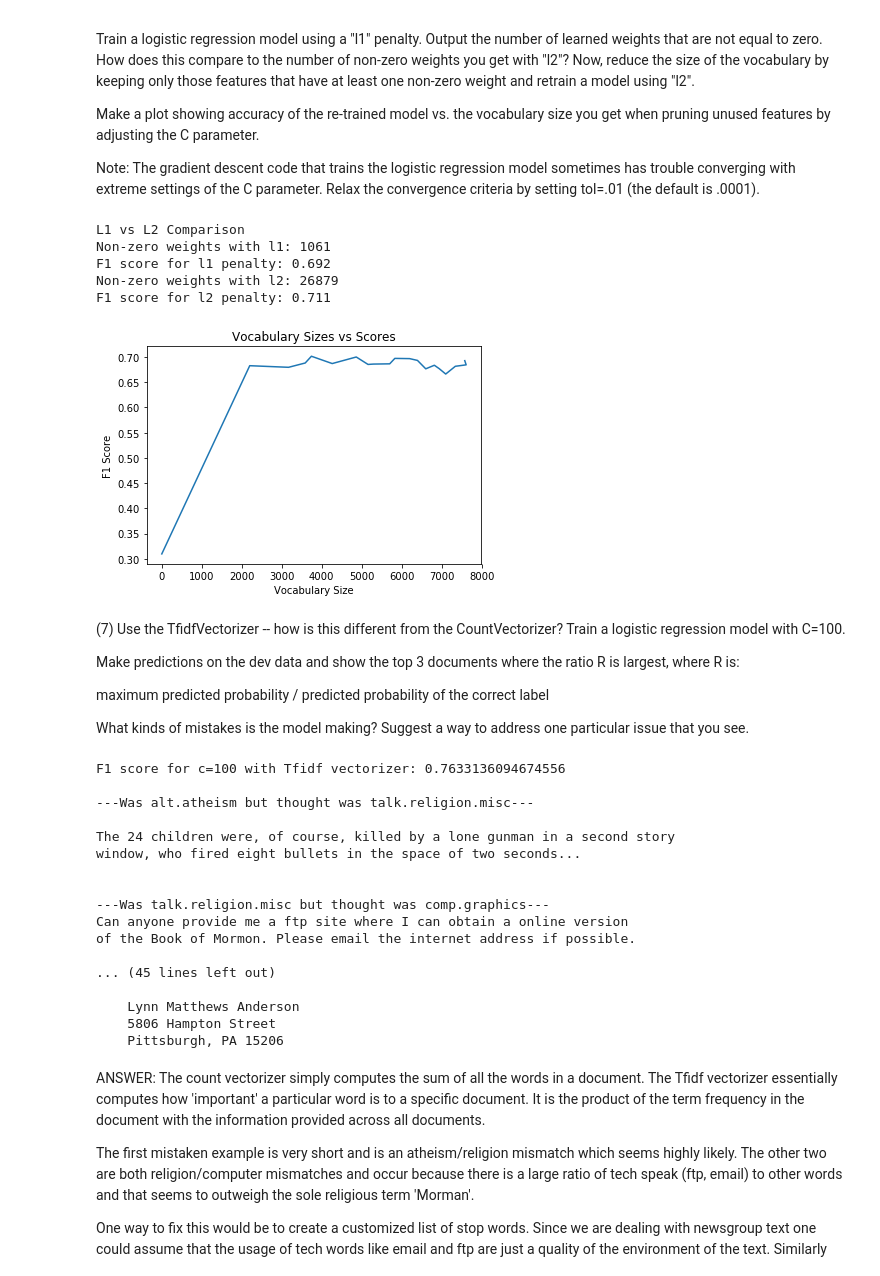
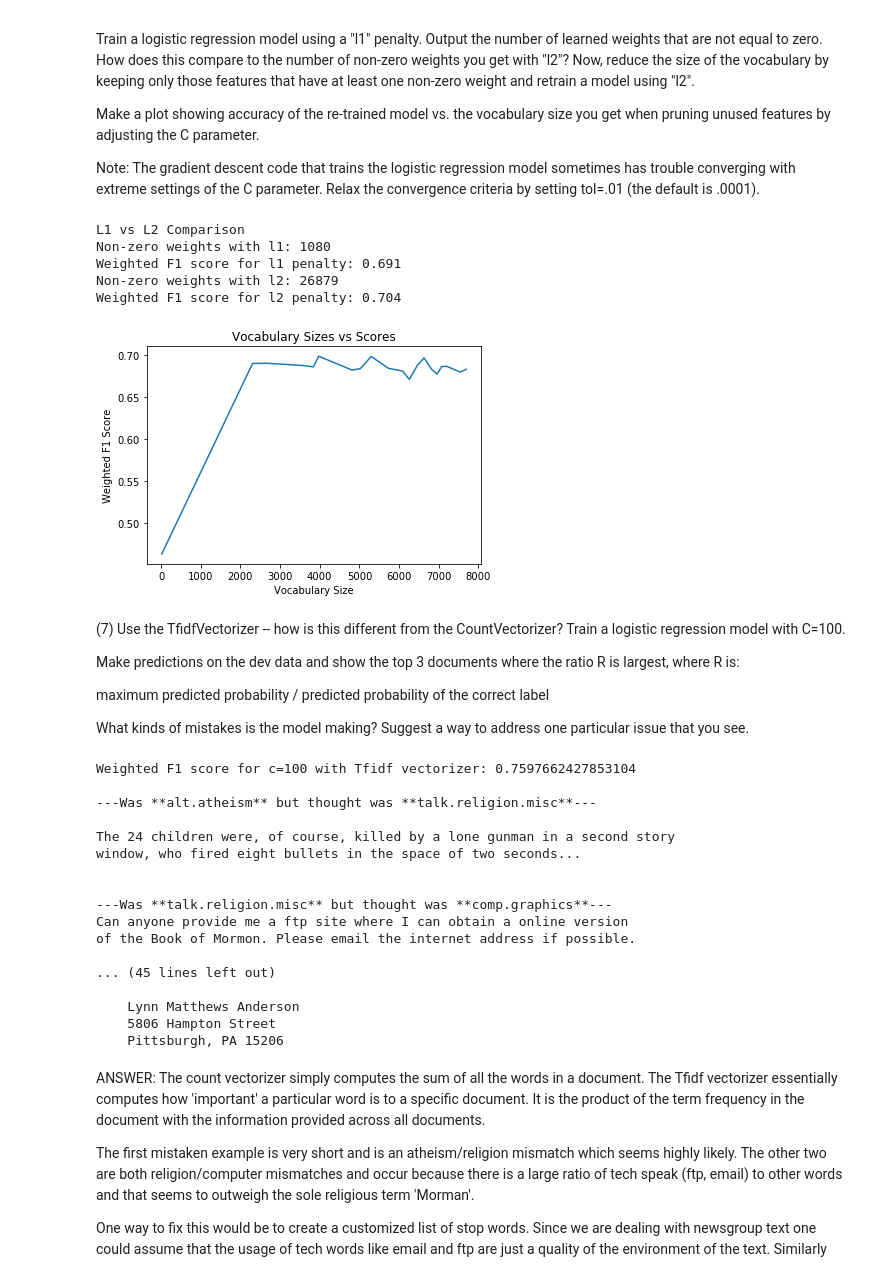
Before and after one commit to lukedoolittle/w207_summer_2017, a Jupyter notebook: project2/luke_doolittle_p2.ipynb, the cells around one changed output. Saved outputs shown, nothing was run; the diff lists cells and outputs as text; code cells hidden in the pictures.

```diff
--- a/project2/luke_doolittle_p2.ipynb
+++ b/project2/luke_doolittle_p2.ipynb
@@ -439,7 +440,7 @@ def RunLogisticRegresionPrintResults(
 
     print('Non-zero weights with {0}: {1}'.format(penalty,
                                                   len(vocabulary)))
-    print("F1 score for {0} penalty: {1:.3f}".format(penalty,
+    print("Weighted F1 score for {0} penalty: {1:.3f}".format(penalty,
                                                      score))
 
 def RunLogisticRegression(
@@ -465,39 +466,39 @@ def RunLogisticRegression(
                                                                             axis=0))]
     score = metrics.f1_score(dev_labels,
                              pipeline.predict(dev_data),
                              average='weighted')
     return score, vocabulary
 
 def P6():
     # Keep this random seed here to make comparison easier.
     np.random.seed(0)
 
     print('L1 vs L2 Comparison')
     RunLogisticRegresionPrintResults(penalty='l1')
     RunLogisticRegresionPrintResults()
 
     sizes = []
     scores = []
-    for c in np.linspace(.001,100,20):
+    for c in np.linspace(.01,100,20):
         _, prunedVocabulary = RunLogisticRegression(C=c,
                                                     penalty='l1')
         score, _ = RunLogisticRegression(C=c,
                                          vocabulary=prunedVocabulary)
         scores.append(score)
         sizes.append(len(prunedVocabulary))
 
     plt.plot(sizes, scores)
     plt.title('Vocabulary Sizes vs Scores')
     plt.xlabel("Vocabulary Size")
-    plt.ylabel("F1 Score")
+    plt.ylabel("Weighted F1 Score")
 P6()
 # %% [output]
 L1 vs L2 Comparison
-Non-zero weights with l1: 1061
-F1 score for l1 penalty: 0.692
+Non-zero weights with l1: 1080
+Weighted F1 score for l1 penalty: 0.691
 Non-zero weights with l2: 26879
-F1 score for l2 penalty: 0.711
+Weighted F1 score for l2 penalty: 0.704
-[figure, old version]
+[figure, new version]
 # %% [markdown]
 (7) Use the TfidfVectorizer -- how is this different from the CountVectorizer? Train a logistic regression model with C=100.
 
@@ -520,8 +521,8 @@ def P7():
         train_labels)
     score = metrics.f1_score(dev_labels,
                          pipeline.predict(dev_data),
-                         average='micro')
-    print('F1 score for c=100 with Tfidf vectorizer: {0}\n'.format(score))
+                         average='weighted')
+    print('Weighted F1 score for c=100 with Tfidf vectorizer: {0}\n'.format(score))
 
     # get the dev data label probabilities from the trained classifier
     labelProbabilities = classifier.predict_proba(vectorizer.transform(dev_data))
@@ -539,22 +540,22 @@ def P7():
 
     # print out the text for the 3 most mistaken dev examples
     for doc in maxIndicies:
-        print('---Was {0} but thought was {1}---'.format(newsgroups_train.target_names[dev_labels[doc]],
+        print('---Was **{0}** but thought was **{1}**---'.format(newsgroups_train.target_names[dev_labels[doc]],
                                                          newsgroups_train.target_names[np.argmax(labelProbabilities[doc])]))
         print(dev_data[doc], '\n')
 
 
 P7()
 # %% [output]
-F1 score for c=100 with Tfidf vectorizer: 0.7633136094674556
+Weighted F1 score for c=100 with Tfidf vectorizer: 0.7597662427853104
 
----Was alt.atheism but thought was talk.religion.misc---
+---Was **alt.atheism** but thought was **talk.religion.misc**---
 
 The 24 children were, of course, killed by a lone gunman in a second story
 window, who fired eight bullets in the space of two seconds...
 
 
----Was talk.religion.misc but thought was comp.graphics---
+---Was **talk.religion.misc** but thought was **comp.graphics**---
 Can anyone provide me a ftp site where I can obtain a online version
 of the Book of Mormon. Please email the internet address if possible.
 
```
Also changed, not shown: parts of 5 cells of this notebook.
